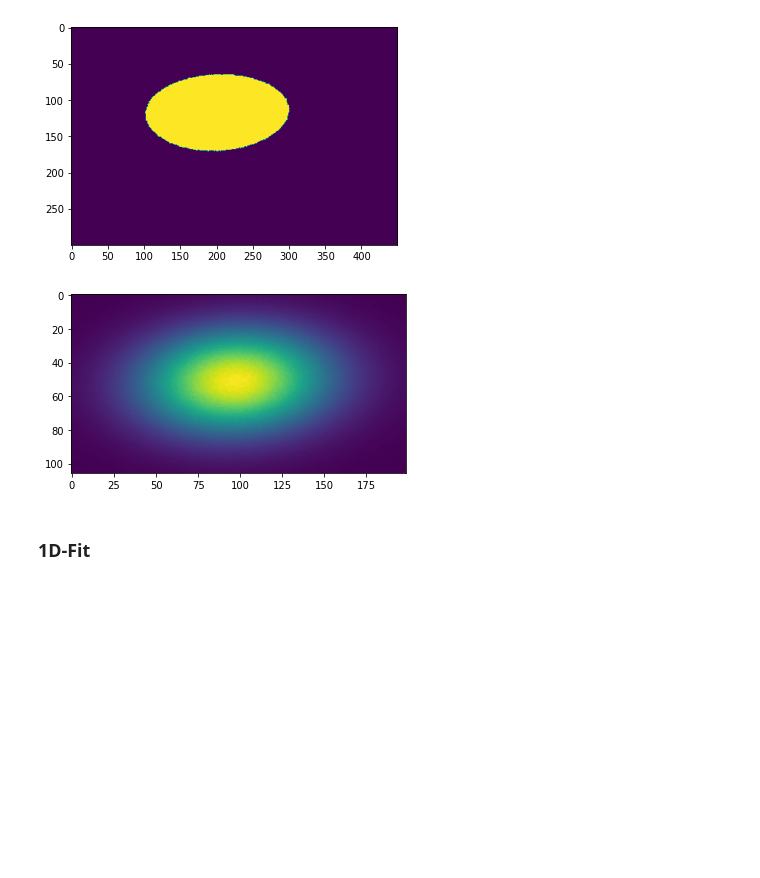
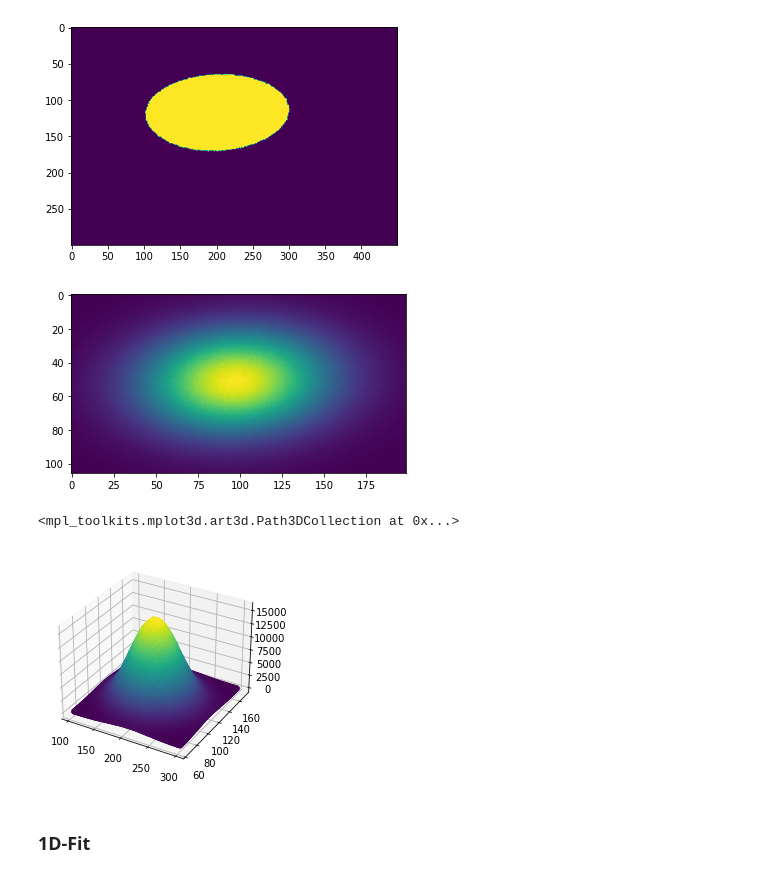
Before and after one commit to claryguru/BA_epics_camera, a Jupyter notebook: Jupiter/Lavel_Clustering_1DFit.ipynb, the cells around one changed output. Cells and saved outputs as stored; diff of their text form; code cells hidden in the pictures; blank space fills up the shorter version.

```diff
--- a/Jupiter/Lavel_Clustering_1DFit.ipynb
+++ b/Jupiter/Lavel_Clustering_1DFit.ipynb
@@ -106,12 +105,17 @@ plt.show()
 # %%
 # find object
 frames = find_objects(labeled_data)
 object_label = roi[frames[0]]
 
 plt.imshow(object_label)
 plt.show()
+
+ax = plt.axes(projection='3d')
+ax.scatter(x_values[frames[0]], y_values[frames[0]], object_label, c=object_label, cmap='viridis')
 # %% [output]
 [figure]
+<mpl_toolkits.mplot3d.art3d.Path3DCollection at 0x...>
+[figure, added]
 # %% [markdown]
 ### 1D-Fit
 # %% [markdown]
```
Also changed, not shown: parts of 3 cells of this notebook, 5 other files.
